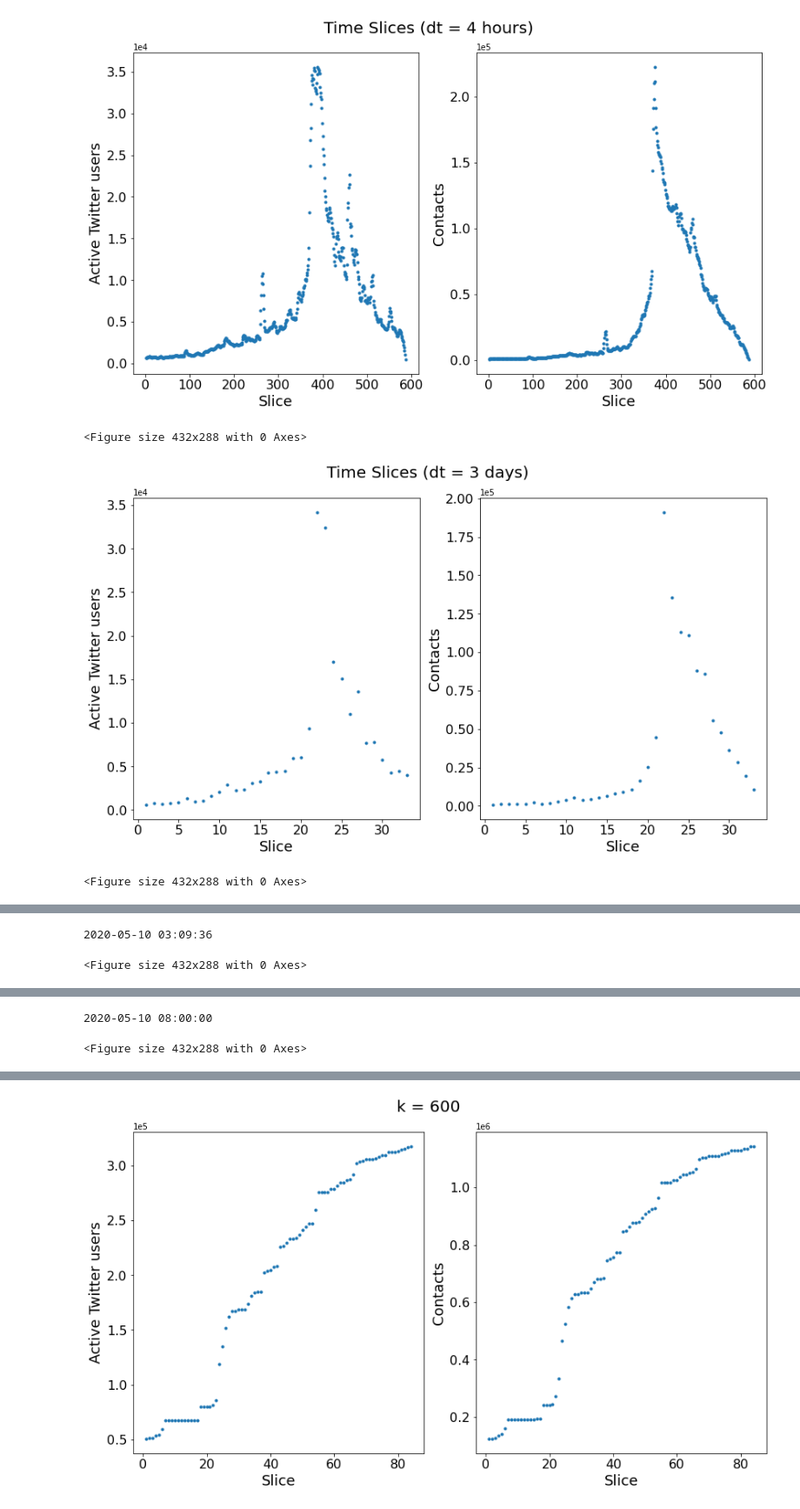
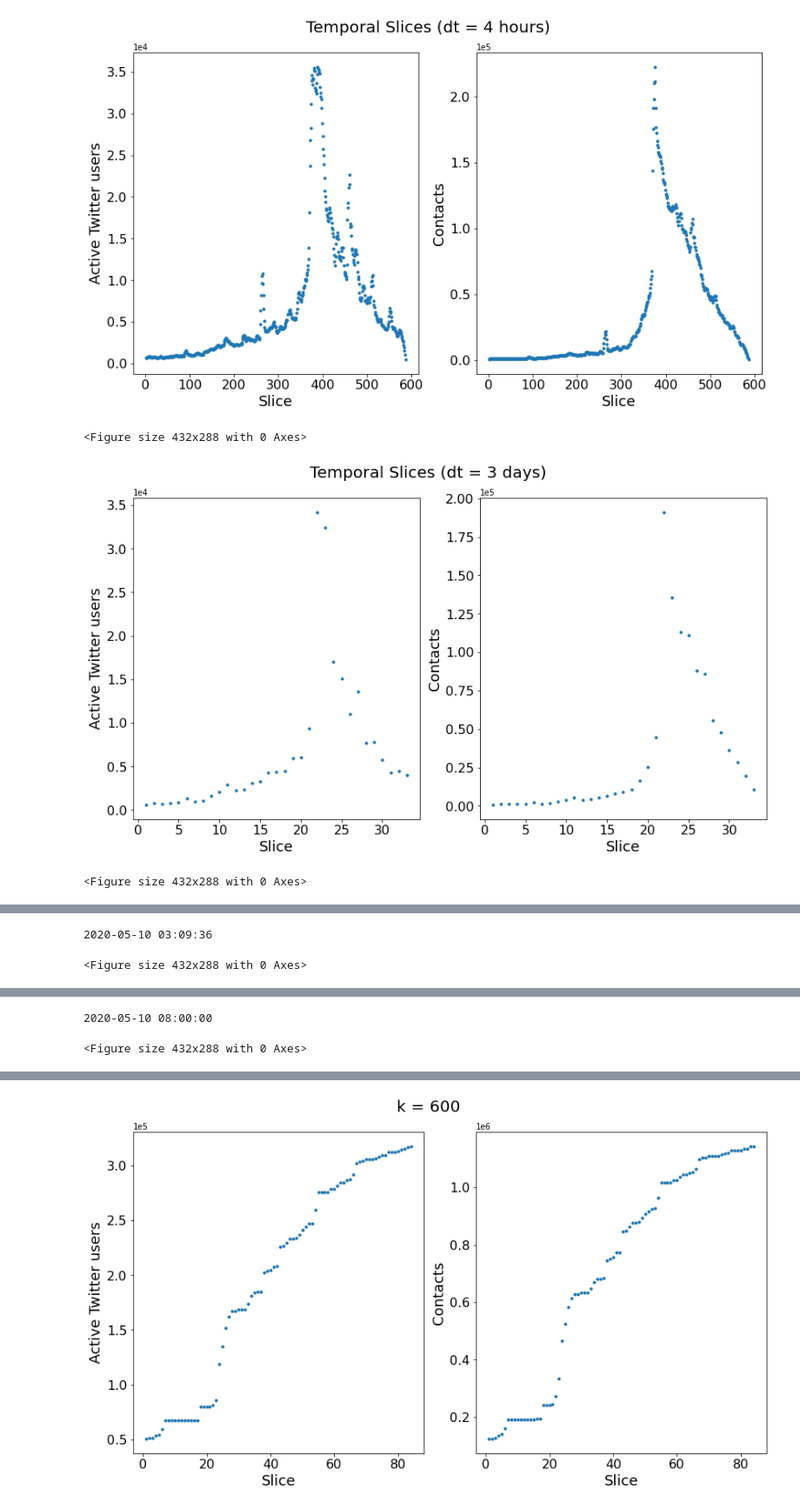
Before and after one commit to KasparaGaasvaer/MasterThesis, a Jupyter notebook: Scripts/Clustering/PlotScripts/plot_node_contact_dist.ipynb, the cells around one changed output, grey strips where cells are left out. Shown: that part at 87% size. Cells and saved outputs as stored; diff of their text form; code cells hidden in the pictures.

Commit message:
fixed NAC vs contact plots

```diff
--- a/Scripts/Clustering/PlotScripts/plot_node_contact_dist.ipynb
+++ b/Scripts/Clustering/PlotScripts/plot_node_contact_dist.ipynb
@@ -47,7 +47,7 @@ for i in range(len(expn)):
 
     fz =20
     fig, axs = plt.subplots(1, 2, figsize=(12,7))
-    fig.suptitle(f"Time Slices {dt}", fontsize = fz)
+    fig.suptitle(f"Temporal Slices {dt}", fontsize = fz)
     axs[0].plot(numS, labels, ".")
     #axs[0].set_title('Nodes', fontsize = fz-2)
     axs[0].set_ylabel("Active Twitter users", fontsize = fz-2)
@@ -94,36 +94,36 @@ for i in range(len(expn)):
     print(date_list[-1])
 
     fig, axs = plt.subplots(1, 2, figsize=(12,7))
-    fig.suptitle(f"Time Slices {dt}", fontsize = 20)
+    fig.suptitle(f"Temporal Slices {dt}", fontsize = 20)
     axs[0].plot(date_list, labels, ".")
     #axs[0].set_title('Nodes', fontsize = 16)
     axs[0].set_ylabel("Active Twitter users", fontsize = 16)
     axs[0].set_xlabel('Date', fontsize = 16)
     axs[0].ticklabel_format(axis='y', style='scientific',scilimits=(0,0))
     axs[0].xaxis.set_major_locator(MaxNLocator(6))
     axs[0].tick_params("x",labelrotation=45)
     plt.sca(axs[0])
     plt.xticks(fontsize=14)
     plt.yticks(fontsize=14)
 
     axs[1].plot(date_list, graphs, ".")
     #axs[1].set_title('Contacts', fontsize = 16)
     axs[1].set_ylabel("Contacts", fontsize = 16)
     axs[1].set_xlabel('Date', fontsize = 16)
     axs[1].ticklabel_format(axis='y', style='scientific',scilimits=(0,0))
     axs[1].xaxis.set_major_locator(MaxNLocator(6))
     axs[1].tick_params("x",labelrotation=45)
     plt.sca(axs[1])
     plt.xticks(fontsize=14)
     plt.yticks(fontsize=14)
     fig.tight_layout(pad=1.0)
 
     path_to_plot = "./plots_from_notebook/"
     plt.savefig(path_to_plot + f"exp{e}_num_contacts_and_nodes_DATES.pdf")
     plt.show()
     plt.clf()
 # %% [output]
-[figure, old version]
+[figure, new version]
 <Figure size 432x288 with 0 Axes>
-[figure, old version]
+[figure, new version]
 <Figure size 432x288 with 0 Axes>
```
Also changed, not shown: parts of 1 cell of this notebook, 44 other files.
